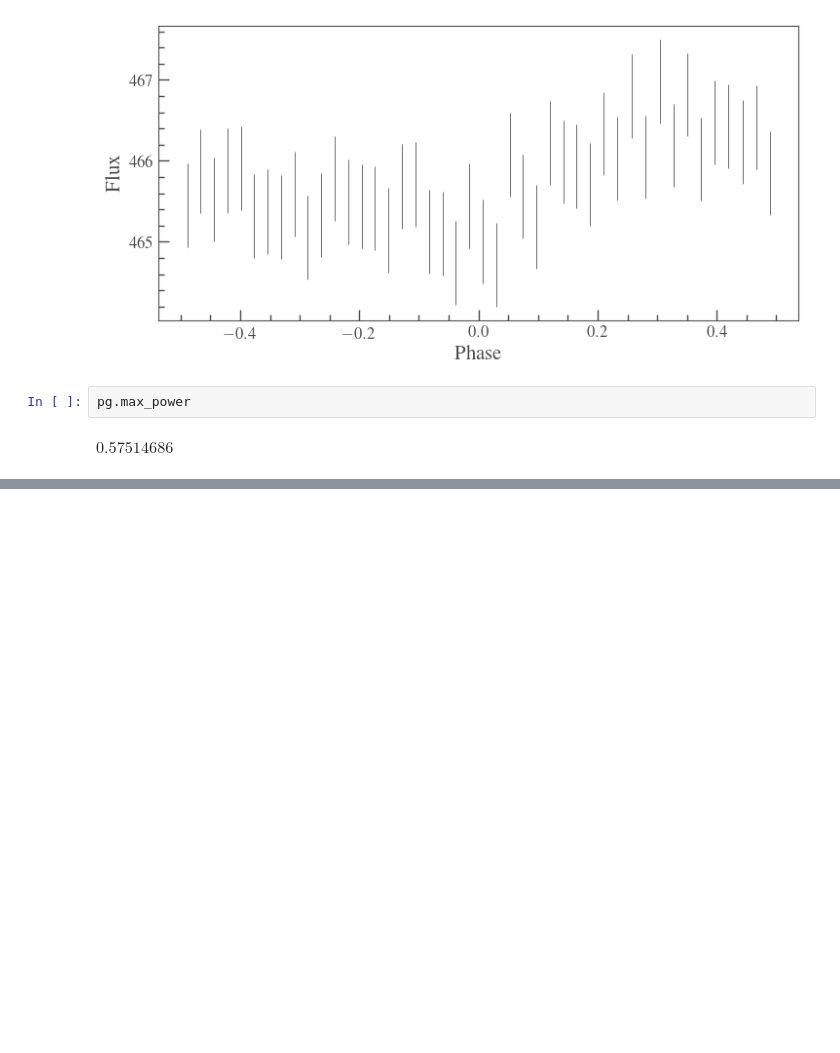
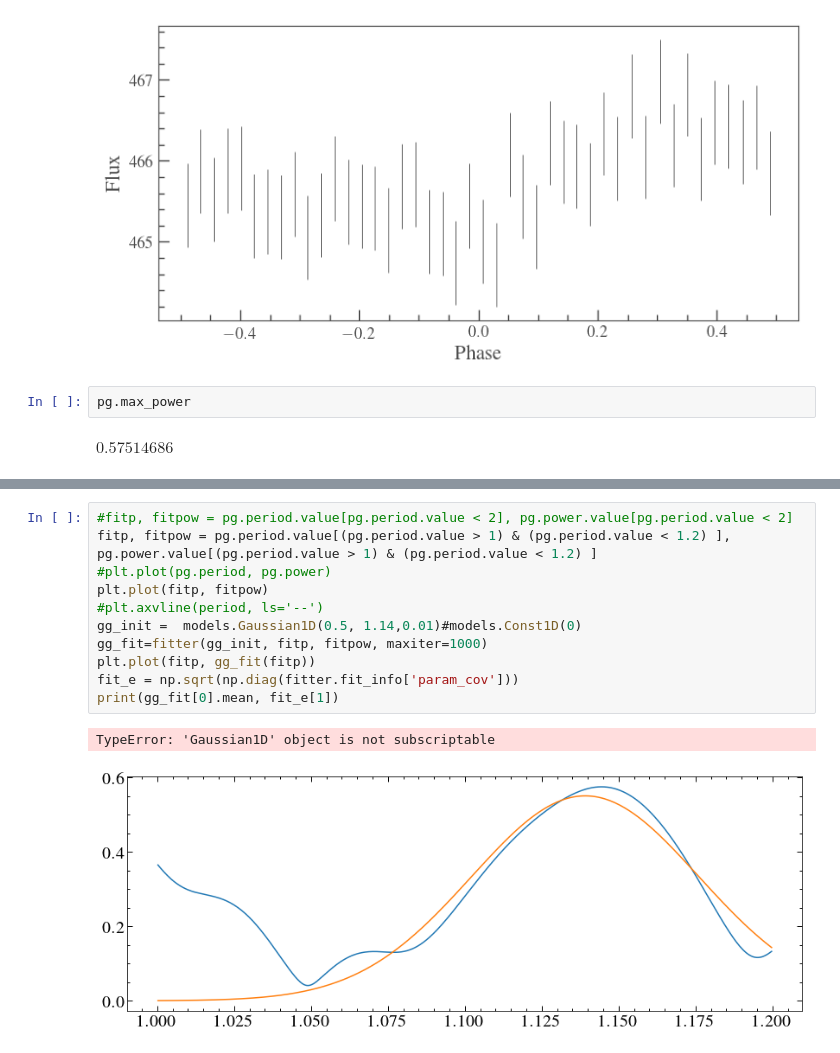
Before and after one commit to davidjwilson/GD394-Tess, a Jupyter notebook: quicklook.ipynb, the cells around one changed output, grey strips where cells are left out. Cells and saved outputs as stored; diff of their text form; blank space fills up the shorter version.

```diff
--- a/quicklook.ipynb
+++ b/quicklook.ipynb
@@ -277,0 +289,14 @@ $0.57514686 \; \mathrm{}$
+# %%
+#fitp, fitpow = pg.period.value[pg.period.value < 2], pg.power.value[pg.period.value < 2]
+fitp, fitpow = pg.period.value[(pg.period.value > 1) & (pg.period.value < 1.2) ], pg.power.value[(pg.period.value > 1) & (pg.period.value < 1.2) ]
+#plt.plot(pg.period, pg.power)
+plt.plot(fitp, fitpow)
+#plt.axvline(period, ls='--')
+gg_init =  models.Gaussian1D(0.5, 1.14,0.01)#models.Const1D(0)
+gg_fit=fitter(gg_init, fitp, fitpow, maxiter=1000)
+plt.plot(fitp, gg_fit(fitp))
+fit_e = np.sqrt(np.diag(fitter.fit_info['param_cov']))
+print(gg_fit[0].mean, fit_e[1])
+# %% [output]
+TypeError: 'Gaussian1D' object is not subscriptable
+[figure, added]
```
Also changed, not shown: parts of 2 cells of this notebook, 1 other file.
